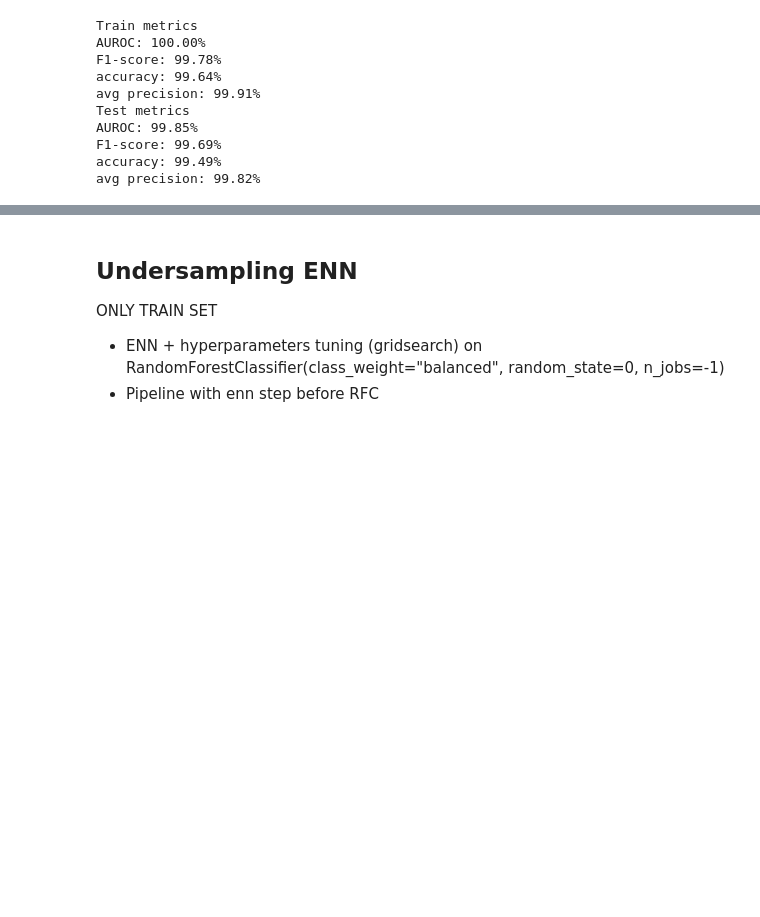
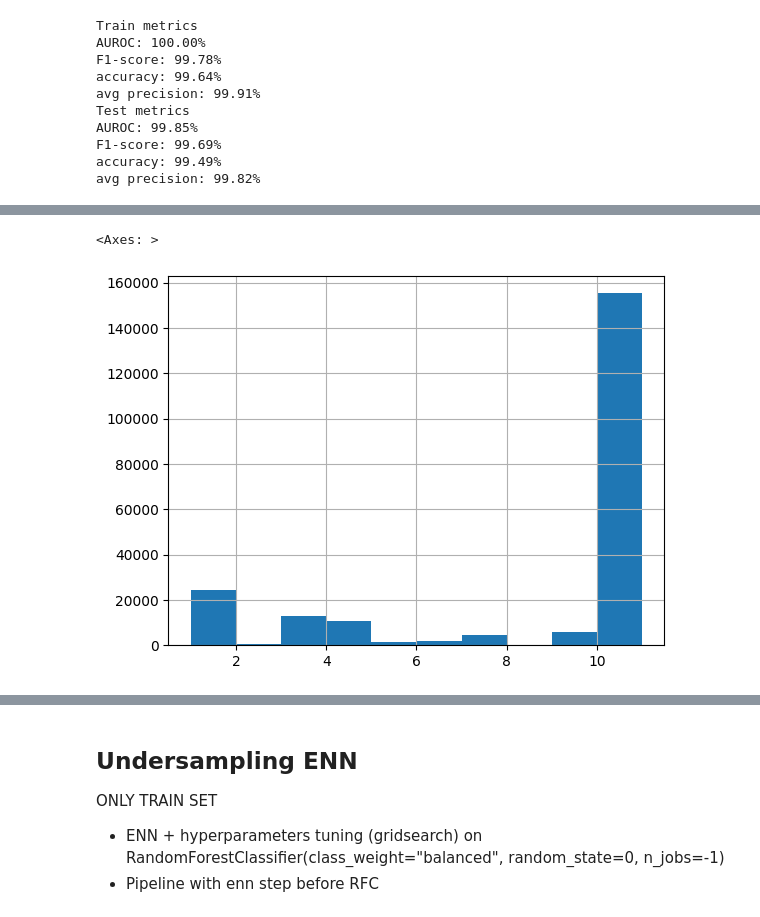
Before and after one commit to HITOfficial/data-mining, a Jupyter notebook: imbalanced-learning/checkpoint.ipynb, the cells around one changed output, grey strips where cells are left out. Drawn from its saved outputs; the diff is of its cells as text; code cells hidden in the pictures; blank space fills up the shorter version.

Commit message:
hists

```diff
--- a/imbalanced-learning/checkpoint.ipynb
+++ b/imbalanced-learning/checkpoint.ipynb
@@ -512,0 +513,10 @@ y_test[y_test != 10].hist()
+# %%
+rus = RandomUnderSampler(sampling_strategy={
+    10:150000
+}, random_state=0)
+X_rus_train, y_rus_train = rus.fit_resample(X_train, y_train)
+# %%
+y_rus_train.hist()
+# %% [output]
+<Axes: >
+[figure, added]
```
Also changed, not shown: parts of 32 cells of this notebook.
